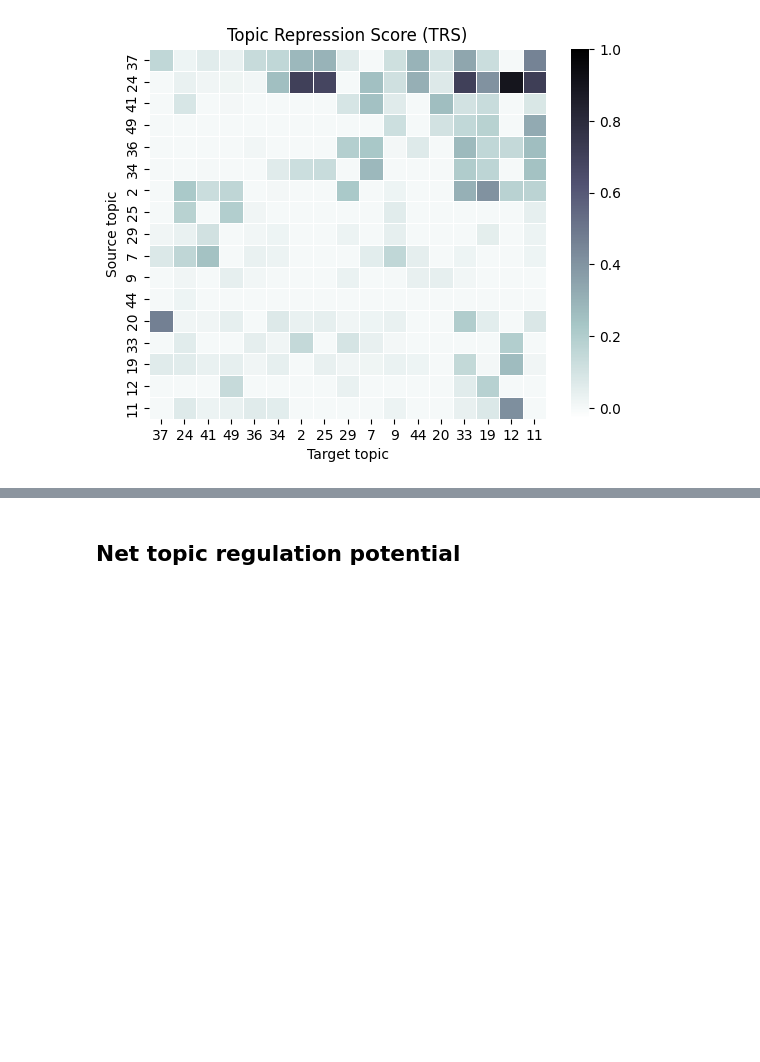
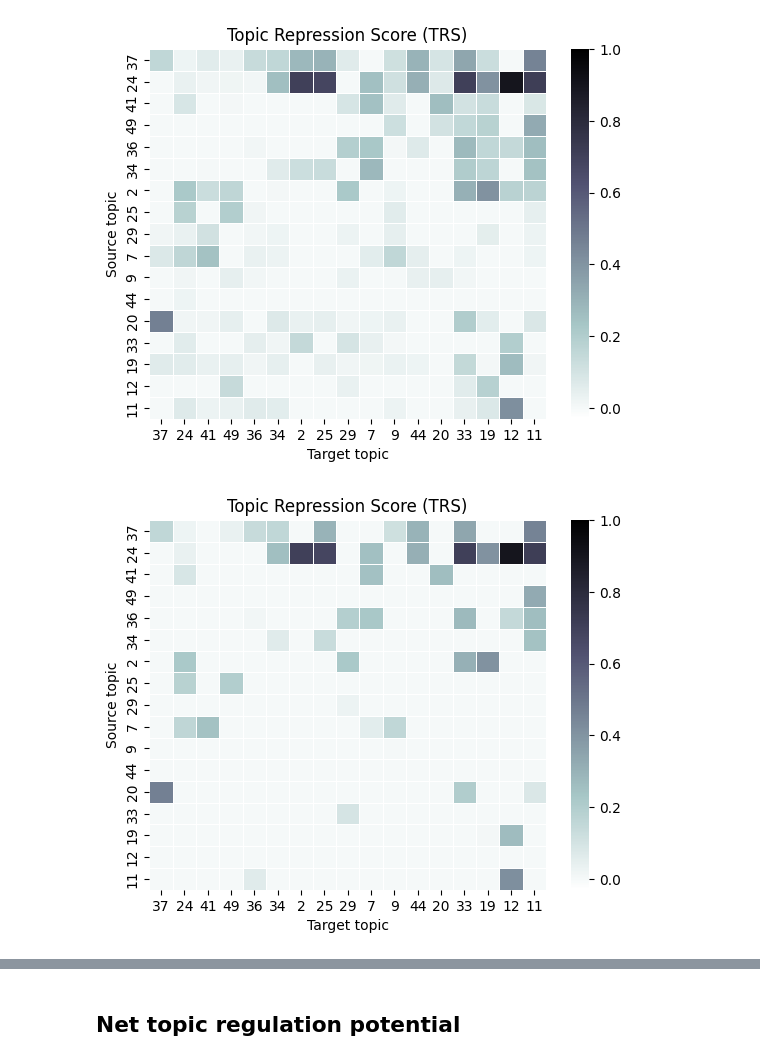
Before and after one commit to PMBio/GBM_analysis, a Jupyter notebook: TAP_TRS_analysis.ipynb, the cells around one changed output, grey strips where cells are left out. Saved outputs shown, nothing was run; the diff lists cells and outputs as text; code cells hidden in the pictures; blank space fills up the shorter version.

```diff
--- a/TAP_TRS_analysis.ipynb
+++ b/TAP_TRS_analysis.ipynb
@@ -121,4 +173,43 @@ f.set(xlabel='Target topic', ylabel='Source topic', title="Topic Repression Scor
  Text(50.722222222222214, 0.5, 'Source topic'),
  Text(0.5, 1.0, 'Topic Repression Score (TRS)')]
 [figure]
+# %%
+random_background = pd.read_csv("data/04_TRS_random_background.csv")
+random_background.index = random_background["Unnamed: 0"]
+del random_background["Unnamed: 0"]
+topics_b = [24,37,49,36,34,41,29,2,9,44,20,19,11,12,25,7,33,39,31]
+percentile = 95
+rand_background_dist = np.array(random_background[[str(i) for i in range(1000)]])
+percentile_vals = []
+for i in range(len(random_background)):
+    p = np.percentile(rand_background_dist[i,:],percentile)
+    percentile_vals.extend([p])
+random_background["Significance_threshold"] = percentile_vals
+ord_columns =['Start_topic','End_topic','Significance_threshold']+[str(i) for i in range(1000)]
+random_background = random_background[ord_columns]
+
+#Reshape background threshold values to match topic regulation potential
+background_mask = np.array(percentile_vals).reshape(len(topics_b),len(topics_b)-1)
+background_mask_c = pd.DataFrame(columns = topics_b)
+for i in range(len(topics_b)):
+    aux=np.insert(background_mask[i], [i], [0])
+    background_mask_c = pd.concat([background_mask_c,pd.DataFrame([aux],columns = topics_b)])
+#background_mask = pd.DataFrame(background_mask, columns = topics_b)
+background_mask_c.index = topics_b
+background_mask_rep = background_mask_c[topics].loc[topics]
+# %%
+#col_scaling_vals_red = [(x,y) for x,y in col_scaling_vals if x in topics_trs]
+TRS_nosig, tf_tr_rep_links, _ = compute_topic_regulation_potential(topics, activity, gex, acc, regulons_rep, genes,TFs,regulation="repression", compute_significance=False)
+TRS_sig = TRS_nosig.copy()
+
+TRS_sig[TRS_nosig<=background_mask_rep]=0
+#topic_ord_red=[18,10,23,25,6,9,20,1,28,13,12]
+TRS_sig_scaled = scale_topic_regulation_target_topic(TRS_sig, gex, topics, scaling=col_scaling_vals, return_scaling_vals = False)
+TRS_nosig= scale_topic_regulation_target_topic(TRS_nosig, gex, topics, scaling=col_scaling_vals, return_scaling_vals = False)
+# %%
+f=sns.heatmap(TRS_sig_scaled,cmap=sns.color_palette("bone_r", as_cmap=True),linewidths=0.5,vmin=-0.03,vmax=1)
+f.set(xlabel='Target topic', ylabel='Source topic', title="Topic Repression Score (TRS)")
+fig=f.get_figure()
+# %% [output]
+[figure, added]
 # %%
```
Also changed, not shown: parts of 24 cells of this notebook.
